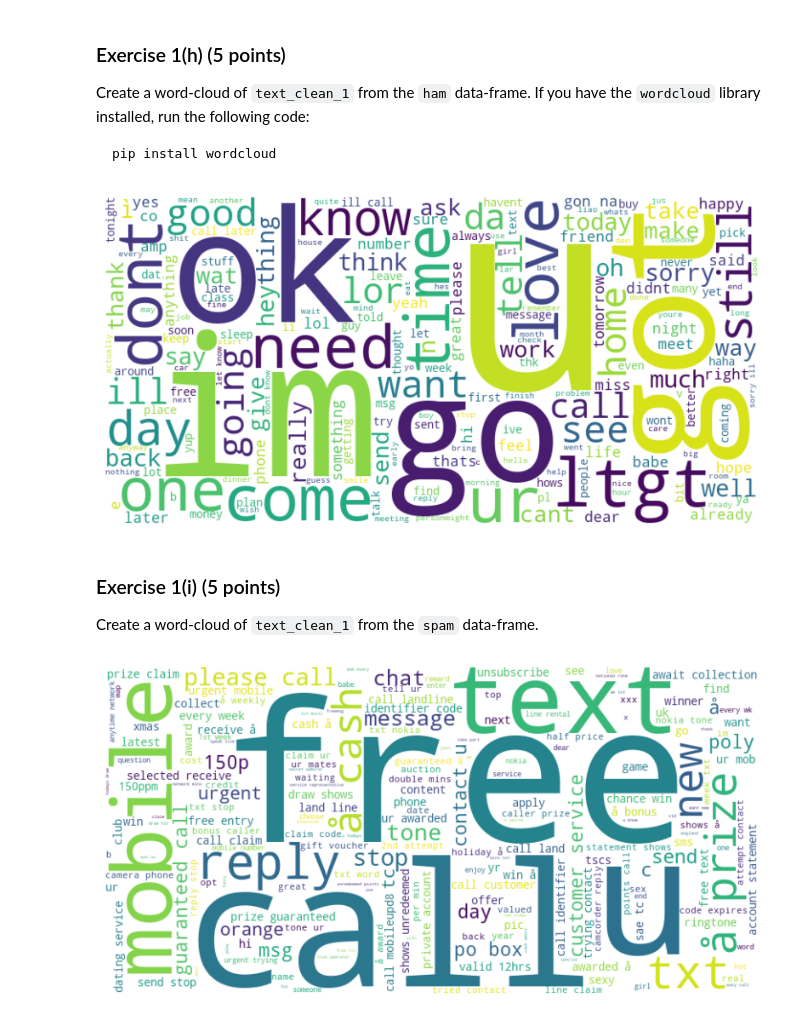
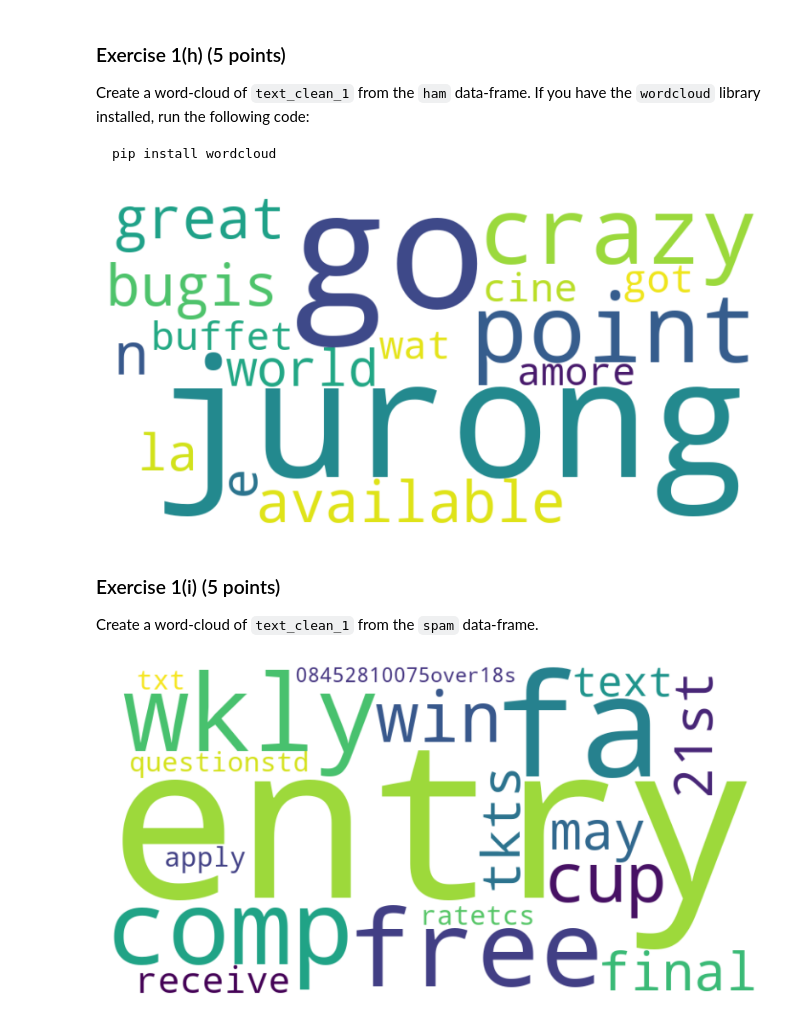
Before and after one commit to bdupey-gv/DATA_549, a Jupyter notebook: IN_CLASS_03.ipynb, the cells around one changed output. Cells and saved outputs as stored; diff of their text form; code cells hidden in the pictures.

````diff
--- a/IN_CLASS_03.ipynb
+++ b/IN_CLASS_03.ipynb
@@ -79,7 +84,13 @@ from nltk.tokenize import word_tokenize
 nltk.download('stopwords')
 nltk.download('punkt_tab')
 
-stop_words = set(stopwords.words('english'))
+pronouns = {
+    'mine', 'someone', 'somebody', 'something',
+    'anyone', 'anybody', 'anything',
+    'everyone', 'everybody', 'everything',
+    'no one', 'nobody', 'nothing', 'one', 'oneself'
+}
+stop_words = set(stopwords.words('english')) | pronouns
 
 def remove_stopwords(text):
     tokens = word_tokenize(text.lower())
@@ -141,34 +152,28 @@ Create a word-cloud of `text_clean_1` from the `ham` data-frame. If you have the
 pip install wordcloud
 ```
 # %%
-from wordcloud import WordCloud
-import matplotlib.pyplot as plt
+first_ham = ham["text_clean_1"].iloc[0]
 
-ham_text = ' '.join(ham['text_clean_1'])
+wordcloud = WordCloud(width=800, height=400, background_color='white').generate(first_ham)
 
-wc = WordCloud(width=800, height=400, background_color='white').generate(ham_text)
-
-plt.figure(figsize=(10,5))
-plt.imshow(wc, interpolation='bilinear')
+plt.figure(figsize=(10, 5))
+plt.imshow(wordcloud, interpolation='bilinear')
 plt.axis('off')
 plt.show()
 # %% [output]
-[figure, old version]
+[figure, new version]
 # %% [markdown]
 ### Exercise 1(i) (5 points)
 
 Create a word-cloud of `text_clean_1` from the `spam` data-frame.
 # %%
-from wordcloud import WordCloud
-import matplotlib.pyplot as plt
+first_spam = spam["text_clean_1"].iloc[0]
 
-spam_text = ' '.join(spam['text_clean_1'])
+wordcloud = WordCloud(width=800, height=400, background_color='white').generate(first_spam)
 
-wc = WordCloud(width=800, height=400, background_color='white').generate(spam_text)
-
-plt.figure(figsize=(10,5))
-plt.imshow(wc, interpolation='bilinear')
+plt.figure(figsize=(10, 5))
+plt.imshow(wordcloud, interpolation='bilinear')
 plt.axis('off')
 plt.show()
 # %% [output]
-[figure, old version]
+[figure, new version]
````
Also changed, not shown: parts of 2 cells of this notebook.
